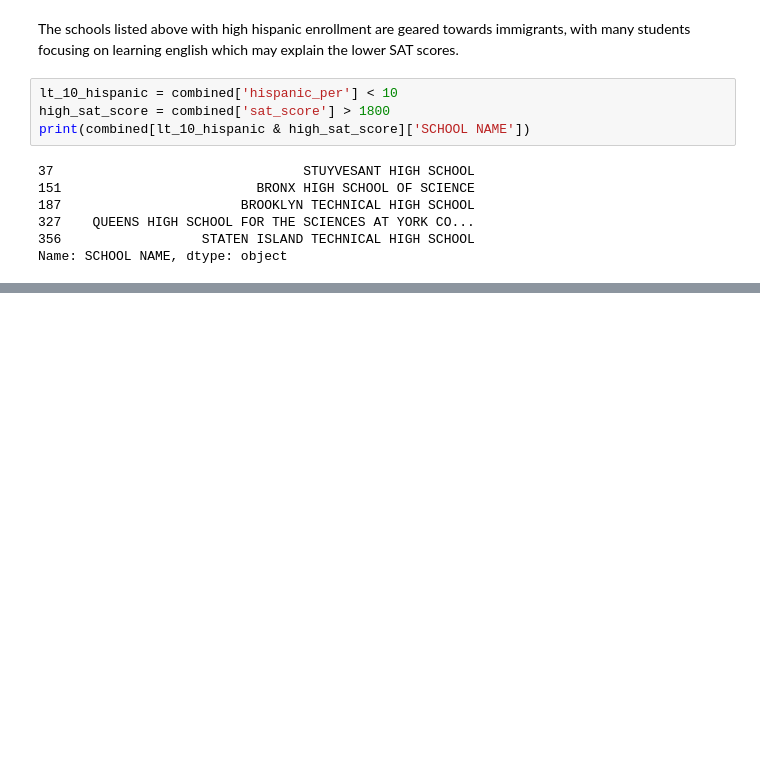
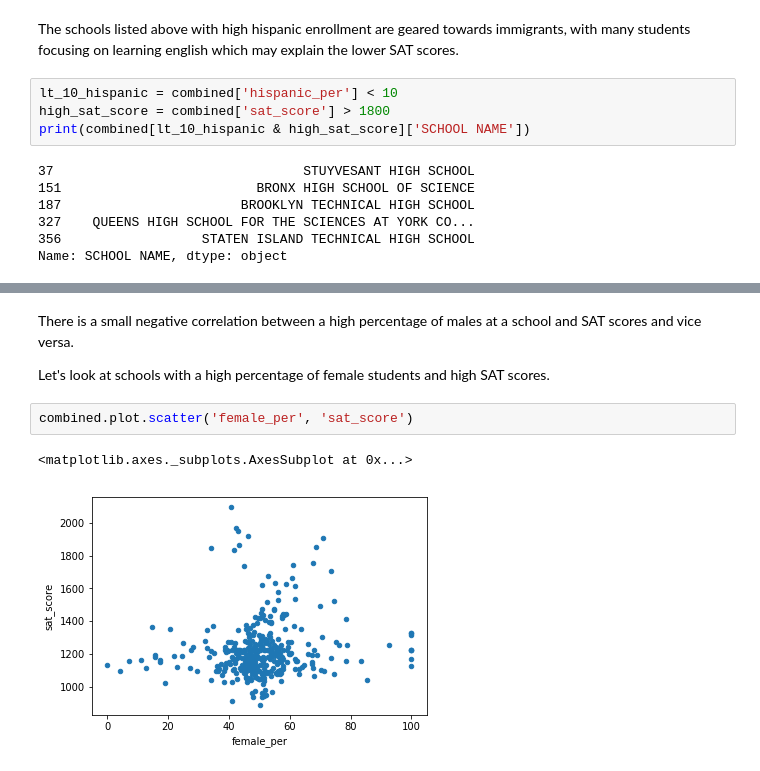
Before and after one commit to hsdistefa/nyc-school-analysis, a Jupyter notebook: Schools.ipynb, the cells around one changed output, grey strips where cells are left out. Cells and saved outputs as stored; diff of their text form; blank space fills up the shorter version.

```diff
--- a/Schools.ipynb
+++ b/Schools.ipynb
@@ -244,0 +253,9 @@ These schools with a low percentage of hispanic students and high SAT scores are
+# %% [markdown]
+There is a small negative correlation between a high percentage of males at a school and SAT scores and vice versa.
+
+Let's look at schools with a high percentage of female students and high SAT scores.
+# %%
+combined.plot.scatter('female_per', 'sat_score')
+# %% [output]
+<matplotlib.axes._subplots.AxesSubplot at 0x...>
+[figure, added]
```
Also changed, not shown: parts of 4 cells of this notebook.
